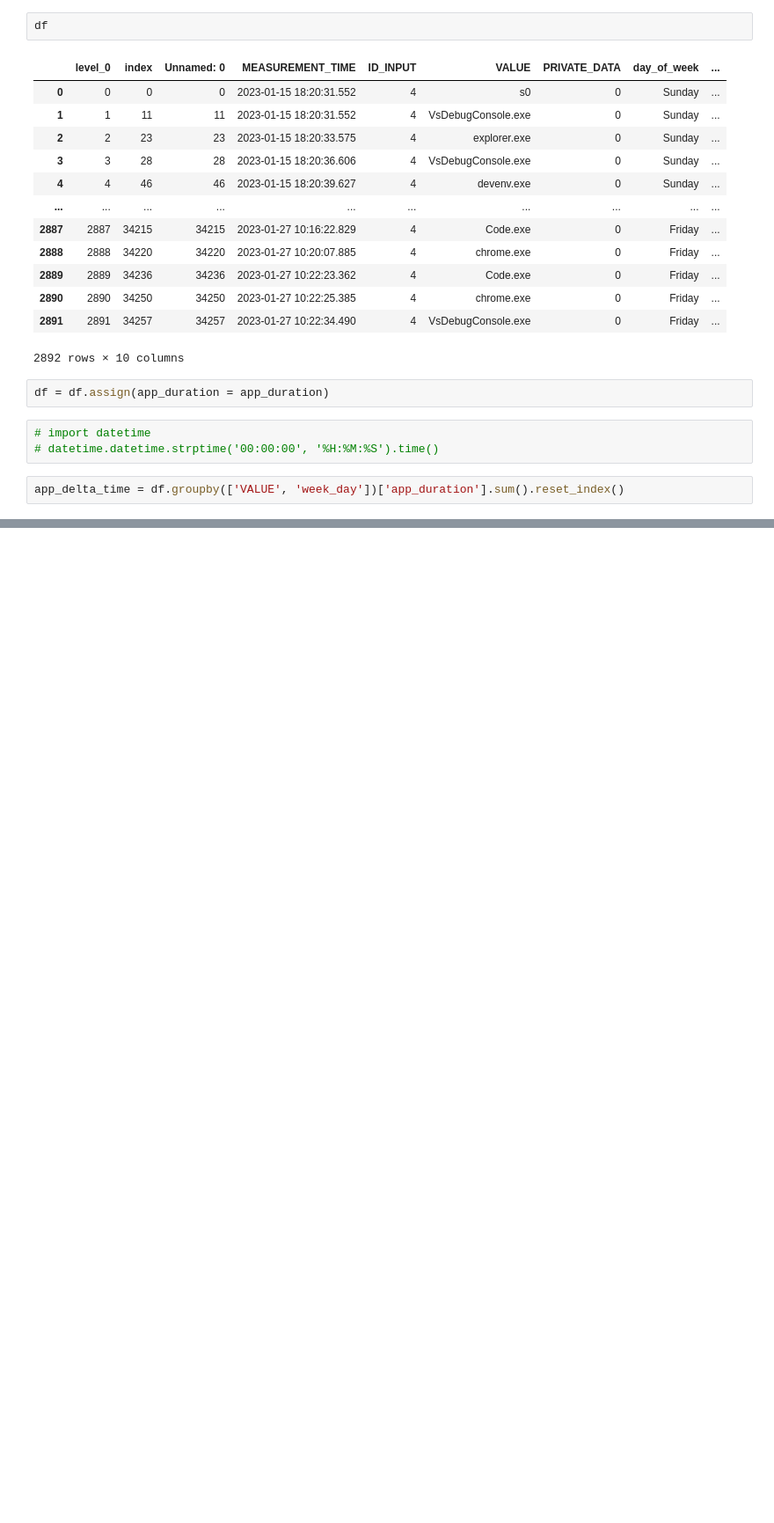
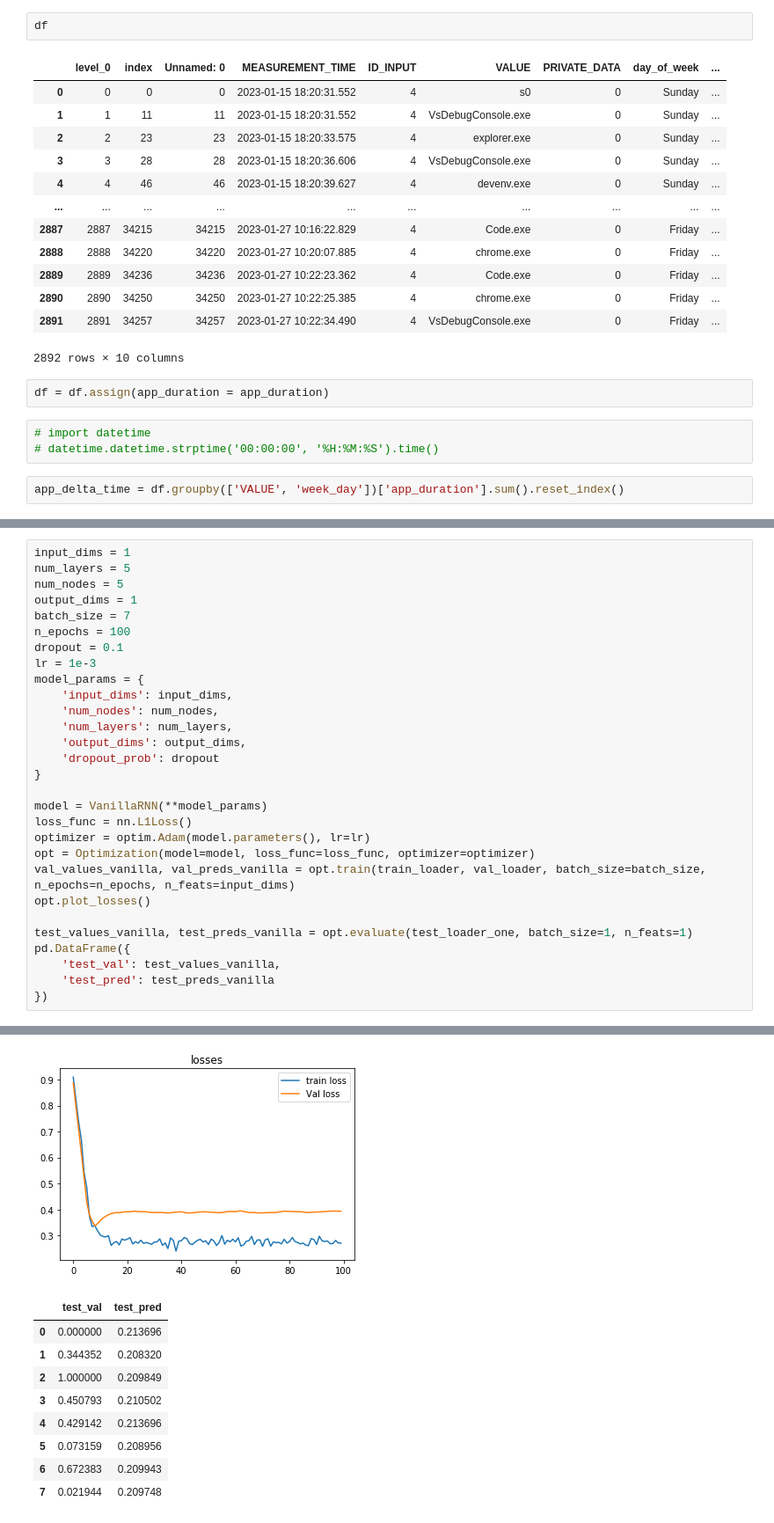
Before and after one commit to miloncl/System-Usage-Analysis, a Jupyter notebook: Process and EDA.ipynb, the cells around one changed output, grey strips where cells are left out. Shown at 88% size. Saved outputs shown, nothing was run; the diff lists cells and outputs as text; blank space fills up the shorter version.

```diff
--- a/Process and EDA.ipynb
+++ b/Process and EDA.ipynb
@@ -238,0 +531,30 @@ app_delta_time[app_delta_time['VALUE'] == 'Code.exe']
+# %%
+input_dims = 1
+num_layers = 5
+num_nodes = 5
+output_dims = 1
+batch_size = 7
+n_epochs = 100
+dropout = 0.1
+lr = 1e-3
+model_params = {
+    'input_dims': input_dims,
+    'num_nodes': num_nodes,
+    'num_layers': num_layers,
+    'output_dims': output_dims,
+    'dropout_prob': dropout
+}
+
+model = VanillaRNN(**model_params)
+loss_func = nn.L1Loss()
+optimizer = optim.Adam(model.parameters(), lr=lr)
+opt = Optimization(model=model, loss_func=loss_func, optimizer=optimizer)
+val_values_vanilla, val_preds_vanilla = opt.train(train_loader, val_loader, batch_size=batch_size, n_epochs=n_epochs, n_feats=input_dims)
+opt.plot_losses()
+
+test_values_vanilla, test_preds_vanilla = opt.evaluate(test_loader_one, batch_size=1, n_feats=1)
+pd.DataFrame({
+    'test_val': test_values_vanilla,
+    'test_pred': test_preds_vanilla
+})
+# %% [output]
@@ -238,0 +573,10 @@ app_delta_time[app_delta_time['VALUE'] == 'Code.exe']
+[figure, added]
+|  | test_val | test_pred |
+| 0 | 0.000000 | 0.213696 |
+| 1 | 0.344352 | 0.208320 |
+| 2 | 1.000000 | 0.209849 |
+| 3 | 0.450793 | 0.210502 |
+| 4 | 0.429142 | 0.213696 |
+| 5 | 0.073159 | 0.208956 |
+| 6 | 0.672383 | 0.209943 |
+| 7 | 0.021944 | 0.209748 |
```
Also changed, not shown: parts of 33 cells of this notebook.
